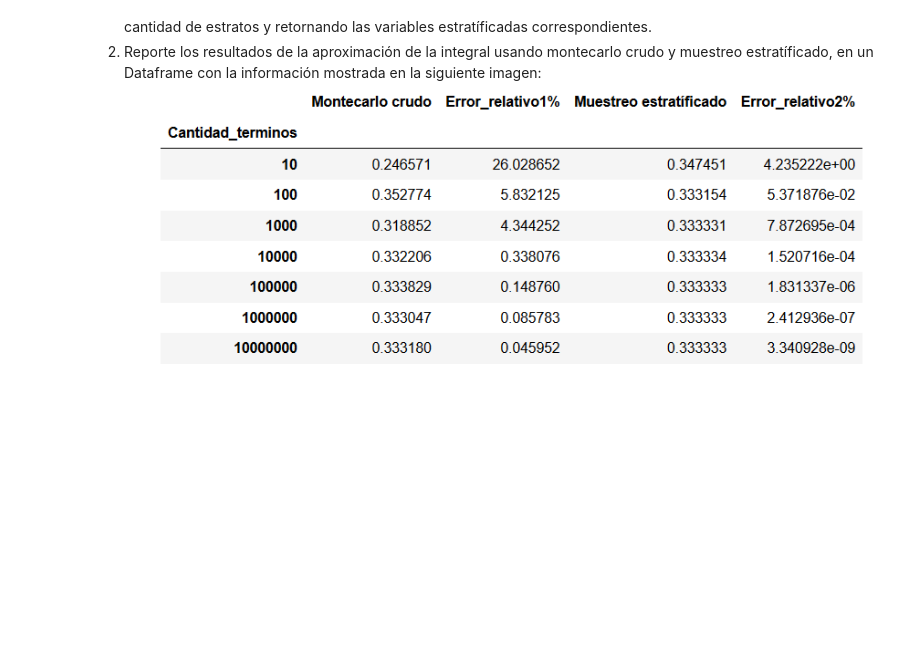
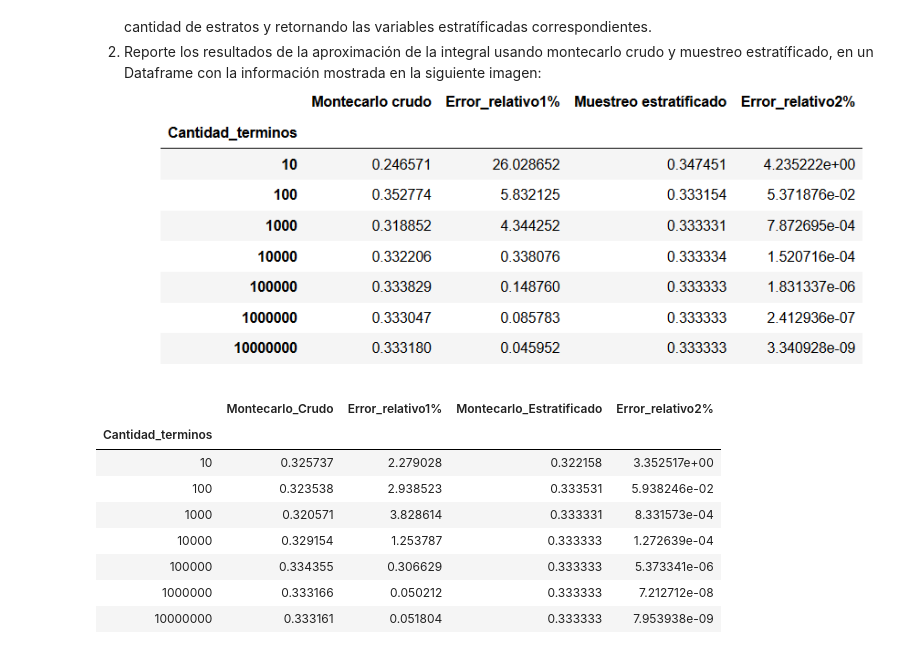
Before and after one commit to AndresHdzJmz/Tarea7_AHernandez_ARodriguez, a Jupyter notebook: Tarea_7_AHernandez_ARodriguez.ipynb, the cells around one changed output. Cells and saved outputs as stored; diff of their text form; code cells hidden in the pictures; blank space fills up the shorter version.

```diff
--- a/Tarea_7_AHernandez_ARodriguez.ipynb
+++ b/Tarea_7_AHernandez_ARodriguez.ipynb
@@ -30,2 +37,57 @@ Pasos
+# %%
+# Integración montecarlo
+def int_montecarlo(f:'Función a integrar',
+                   a:'Límite inferior de la integral',
+                   b:'Límite superior de la integral',
+                   U:'Muestra de números U~[a,b]'):
+    return (b-a)/len(U)*np.sum(f(U))
+# %%
+#Montecarlo Crudo
+I = 1/3
+# intervalo de integración
+a = 0; b = 1
+
+# Cantidad de términos, en escala logarítmica
+N = np.logspace(1,7,7,dtype=int)
+B=N
+# Definimos la tabla donde se mostrarán los resultados
+df = pd.DataFrame(index=N,columns=['Montecarlo_Crudo', 'Error_relativo1%'], dtype='float')
+df.index.name = "Cantidad_terminos"
+
+# Números aleatorios dependiente de la cantidad de términos N
+ui = list(map(lambda N:np.random.uniform(a,b,N),N))
+
+# Calculamos la aproximación por montecarlo dependiendo de la cantidad de
+# términos que hayamos creado con ui
+I_m = list(map(lambda Y:int_montecarlo(lambda x:x**2,a,b,Y),ui))
+
+# Mostramos los resultados en la tabla previamente creada
+df.loc[N,"Montecarlo_Crudo"] = I_m
+df.loc[N,"Error_relativo1%"] = np.abs(df.loc[N,"Montecarlo_Crudo"]-I)*100/I
+
+#Ahora aplicamos el metodo de muestreo estratificado
+def mues_est (B):
+    u2= np.random.rand(B)
+    i= np.arange(0,B)
+    v=(u2+i)/B
+    return v
+ui_2= list(map(lambda x:mues_est(x),N))
+f= [i**2 for i in ui_2]
+
+estrat=[f[i].mean() for i in range(len(f))]
+# Mostramos los resultados en la tabla previamente creada
+df.loc[N,"Montecarlo_Estratificado"] =estrat
+df.loc[N,"Error_relativo2%"] = np.abs(df.loc[N,"Montecarlo_Estratificado"]-I)*100/I
+df
+# %% [output]
+|  | Montecarlo_Crudo | Error_relativo1% | Montecarlo_Estratificado | Error_relativo2% |
+| Cantidad_terminos |  |  |  |  |
+| 10 | 0.325737 | 2.279028 | 0.322158 | 3.352517e+00 |
+| 100 | 0.323538 | 2.938523 | 0.333531 | 5.938246e-02 |
+| 1000 | 0.320571 | 3.828614 | 0.333331 | 8.331573e-04 |
+| 10000 | 0.329154 | 1.253787 | 0.333333 | 1.272639e-04 |
+| 100000 | 0.334355 | 0.306629 | 0.333333 | 5.373341e-06 |
+| 1000000 | 0.333166 | 0.050212 | 0.333333 | 7.212712e-08 |
+| 10000000 | 0.333161 | 0.051804 | 0.333333 | 7.953938e-09 |
 # %%
 #Respuesta Ana
```
Also changed, not shown: parts of 2 cells of this notebook.
